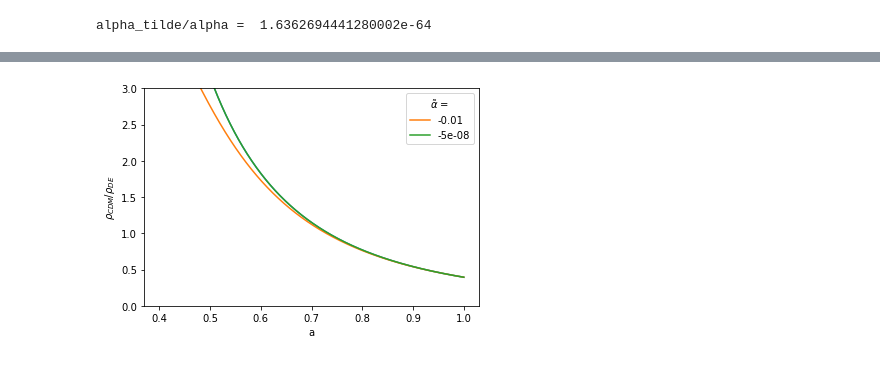
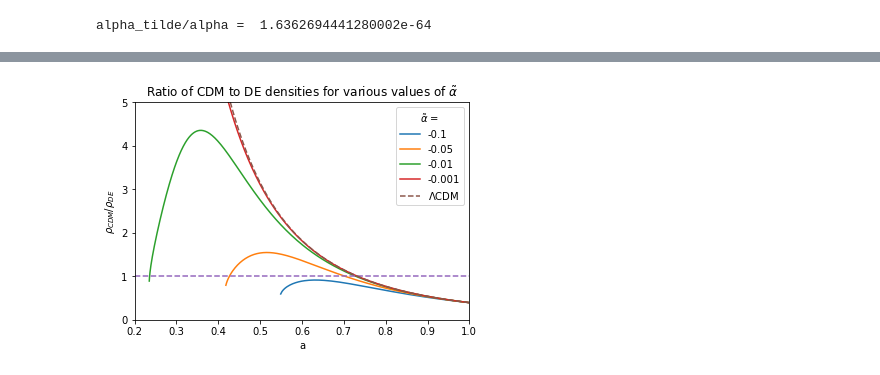
Before and after one commit to CarolaZano/4DEGB-tests, a Jupyter notebook: 4DEGB_tests_WandM_corrected_eq.ipynb, the cells around one changed output, grey strips where cells are left out. Drawn from its saved outputs; the diff is of its cells as text; code cells hidden in the pictures.

Commit message:
made prettier plots

```diff
--- a/4DEGB_tests_WandM_corrected_eq.ipynb
+++ b/4DEGB_tests_WandM_corrected_eq.ipynb
@@ -93,7 +86,18 @@ print("alpha_tilde/alpha = ",(2 * H0 ** 2))
 # %% [output]
 alpha_tilde/alpha =  1.6362694441280002e-64
 # %%
-z = np.linspace(1 , 4 , int(1e3))
-alpha_tilde = 1e-6
-plt.plot(z,rho_cdm_frac_rho_de(z , cosmo , alpha_tilde))
+z = np.linspace(0, 10 , int(1e3))
+a = 1/(1+z)
+alpha_tilde = 1e-2
+
+f, (ax1, ax2) = plt.subplots(1, 2, sharey=True)
+
+ax1.plot(z,E(z , cosmo , alpha_tilde))
+ax2.plot(a,E((1/a) - 1,cosmo , alpha_tilde))
+
+ax1.set_ylabel('E = H/H0')
+ax1.set_xlabel('z')
+ax2.set_xlabel('a')
+
+plt.show()
 # %% [output]
@@ -102,24 +117,32 @@ plt.plot(z,rho_cdm_frac_rho_de(z , cosmo , alpha_tilde))
 # %%
 """ Plot FIG 1 Wang and Mota"""
 
-a = np.linspace( 0.4 , 1 , int(1e3))
+alpha_tilde = -1e-1
+plt.plot(a, rho_cdm_frac_rho_de((1/a) - 1, cosmo , alpha_tilde), label = alpha_tilde)
 
-plt.plot(a, rho_cdm_frac_rho_de((1/a) - 1, cosmo , 0))
+alpha_tilde = -5e-2
+plt.plot(a, rho_cdm_frac_rho_de((1/a) - 1, cosmo , alpha_tilde), label = alpha_tilde)
+
 alpha_tilde = -1e-2
 plt.plot(a, rho_cdm_frac_rho_de((1/a) - 1, cosmo , alpha_tilde), label = alpha_tilde)
-alpha_tilde = -5e-8
+
+alpha_tilde = -1e-3
 plt.plot(a, rho_cdm_frac_rho_de((1/a) - 1, cosmo , alpha_tilde), label = alpha_tilde)
 
+plt.plot(np.linspace(0.0,1,int(1e2)), np.ones(int(1e2)), "--")
 
-#plt.xlim(0.55,1)
-plt.ylim(0,3)
+plt.plot(a, rho_cdm_frac_rho_de((1/a) - 1, cosmo , 0), "--", label = "$\Lambda$CDM")
+
+plt.xlim(0.2,1)
+plt.ylim(0,5)
 plt.xlabel("a")
 plt.ylabel(r"$ \rho_{CDM} / \rho_{DE} $")
 plt.legend(title = r"$ \~\alpha $ = ")
-
+plt.title(r"Ratio of CDM to DE densities for various values of $\~\alpha$")
+#plt.savefig('Fig1_WandM_modified.pdf')
 plt.show()
 # %% [output]
-[figure, old version]
+[figure, new version]
 # %%
 """ Plot FIG 2 Wang and Mota"""
 
```
Also changed, not shown: parts of 7 cells of this notebook.
